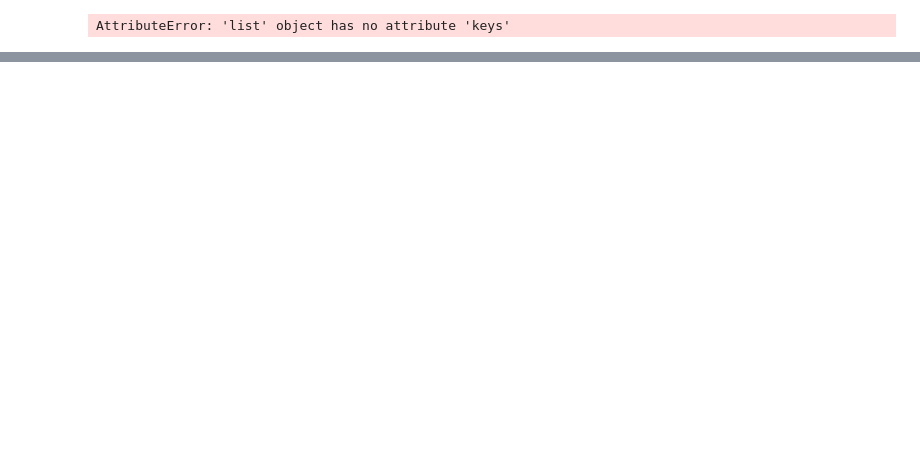
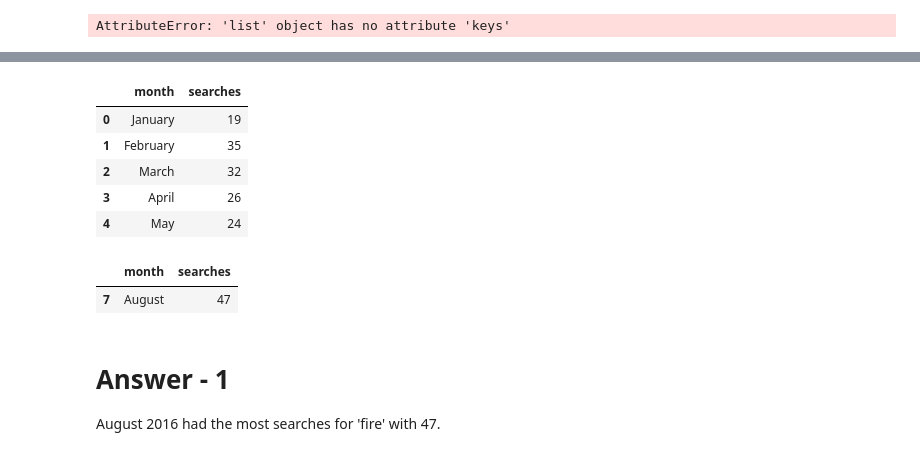
Before and after one commit to NSS-Data-Analytics-Cohort-6/socrata-api-caitbrown12, a Jupyter notebook: notebook/Socrata_API.ipynb, the cells around one changed output, grey strips where cells are left out. Saved outputs shown, nothing was run; the diff lists cells and outputs as text; code cells hidden in the pictures; blank space fills up the shorter version.

```diff
--- a/notebook/Socrata_API.ipynb
+++ b/notebook/Socrata_API.ipynb
@@ -53,0 +65,3 @@ IndexError: list index out of range
+# %%
+endpoint_1 = 'https://data.nashville.gov/resource/fuaa-r5cm.json?year=2016&query_text=fire'
+response = requests.get(endpoint_1)
@@ -53,0 +76,2 @@ IndexError: list index out of range
+# %%
+fire = response.json()
@@ -53,0 +98,10 @@ IndexError: list index out of range
+# %%
+fire_dictionary = {}
+for line in fire:
+    count = int(line.get('query_count'))
+    month = line.get('month_name')
+    if month in fire_dictionary:
+        fire_dictionary[month] += count
+    else:
+        fire_dictionary[month] = count
+fire_dictionary
@@ -53,0 +121,21 @@ IndexError: list index out of range
+# %%
+fire16_df = pd.DataFrame.from_dict(fire_dictionary, orient='index')
+fire16_df = fire16_df.reset_index()
+fire16_df.columns = ['month', 'searches']
+# %%
+fire16_df.head()
+# %% [output]
+|  | month | searches |
+| 0 | January | 19 |
+| 1 | February | 35 |
+| 2 | March | 32 |
+| 3 | April | 26 |
+| 4 | May | 24 |
+# %%
+fire16_df.nlargest(1, 'searches')
+# %% [output]
+|  | month | searches |
+| 7 | August | 47 |
+# %% [markdown]
+# Answer - 1
+August 2016 had the most searches for 'fire' with 47.
```
Also changed, not shown: parts of 40 cells of this notebook.
